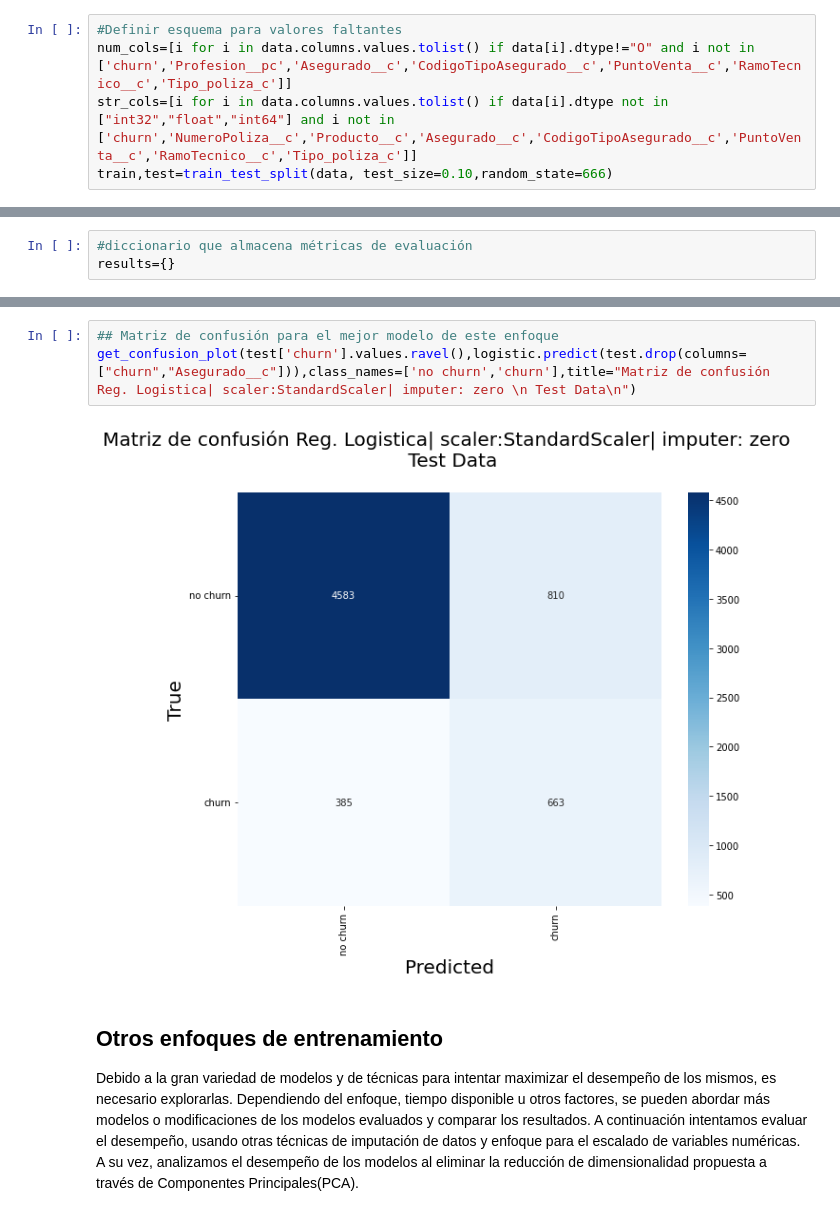
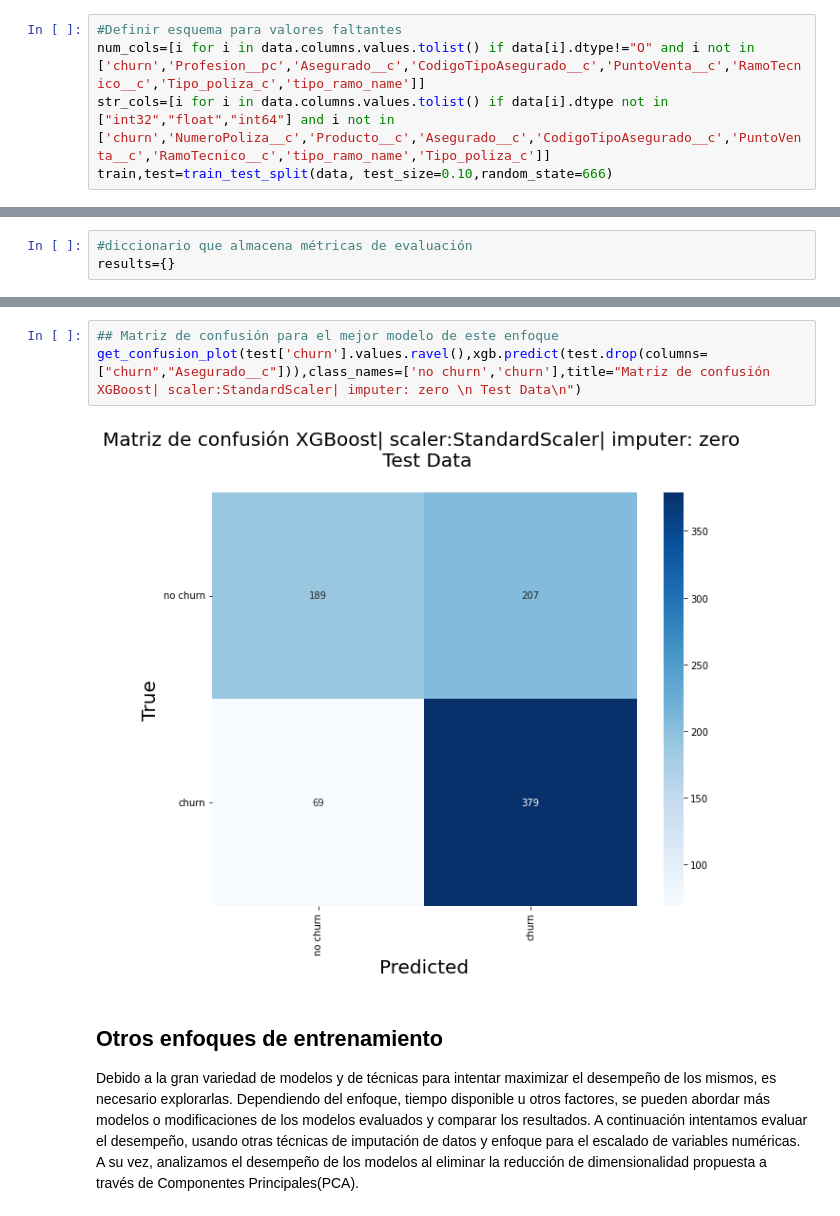
Before and after one commit to statscol/churn-pv-mvp, a Jupyter notebook: 03-Entrenamiento-modelo.ipynb, the cells around one changed output, grey strips where cells are left out. Saved outputs shown, nothing was run; the diff lists cells and outputs as text.

```diff
--- a/03-Entrenamiento-modelo.ipynb
+++ b/03-Entrenamiento-modelo.ipynb
@@ -25,8 +25,8 @@ Name: churn, dtype: float64
 Se debe generar una partición de la data para test(10%), el restante se usará para entrenamiento y validación.
 # %%
 #Definir esquema para valores faltantes
-num_cols=[i for i in data.columns.values.tolist() if data[i].dtype!="O" and i not in ['churn','Profesion__pc','Asegurado__c','CodigoTipoAsegurado__c','PuntoVenta__c','RamoTecnico__c','Tipo_poliza_c']]
-str_cols=[i for i in data.columns.values.tolist() if data[i].dtype not in ["int32","float","int64"] and i not in ['churn','NumeroPoliza__c','Producto__c','Asegurado__c','CodigoTipoAsegurado__c','PuntoVenta__c','RamoTecnico__c','Tipo_poliza_c']]
+num_cols=[i for i in data.columns.values.tolist() if data[i].dtype!="O" and i not in ['churn','Profesion__pc','Asegurado__c','CodigoTipoAsegurado__c','PuntoVenta__c','RamoTecnico__c','Tipo_poliza_c','tipo_ramo_name']]
+str_cols=[i for i in data.columns.values.tolist() if data[i].dtype not in ["int32","float","int64"] and i not in ['churn','NumeroPoliza__c','Producto__c','Asegurado__c','CodigoTipoAsegurado__c','PuntoVenta__c','RamoTecnico__c','tipo_ramo_name','Tipo_poliza_c']]
 train,test=train_test_split(data, test_size=0.10,random_state=666)
 # %%
 ##guardar train y test para reproducibilidad
@@ -225,8 +247,8 @@ ROC-AUC: 0.8734
 # %%
 ## Matriz de confusión para el mejor modelo de este enfoque
-get_confusion_plot(test['churn'].values.ravel(),logistic.predict(test.drop(columns=["churn","Asegurado__c"])),class_names=['no churn','churn'],title="Matriz de confusión Reg. Logistica| scaler:StandardScaler| imputer: zero \n Test Data\n")
+get_confusion_plot(test['churn'].values.ravel(),xgb.predict(test.drop(columns=["churn","Asegurado__c"])),class_names=['no churn','churn'],title="Matriz de confusión XGBoost| scaler:StandardScaler| imputer: zero \n Test Data\n")
 # %% [output]
-[figure, old version]
+[figure, new version]
 # %% [markdown]
 ## Otros enfoques de entrenamiento
 
```
Also changed, not shown: parts of 19 cells of this notebook, 6 other files.
